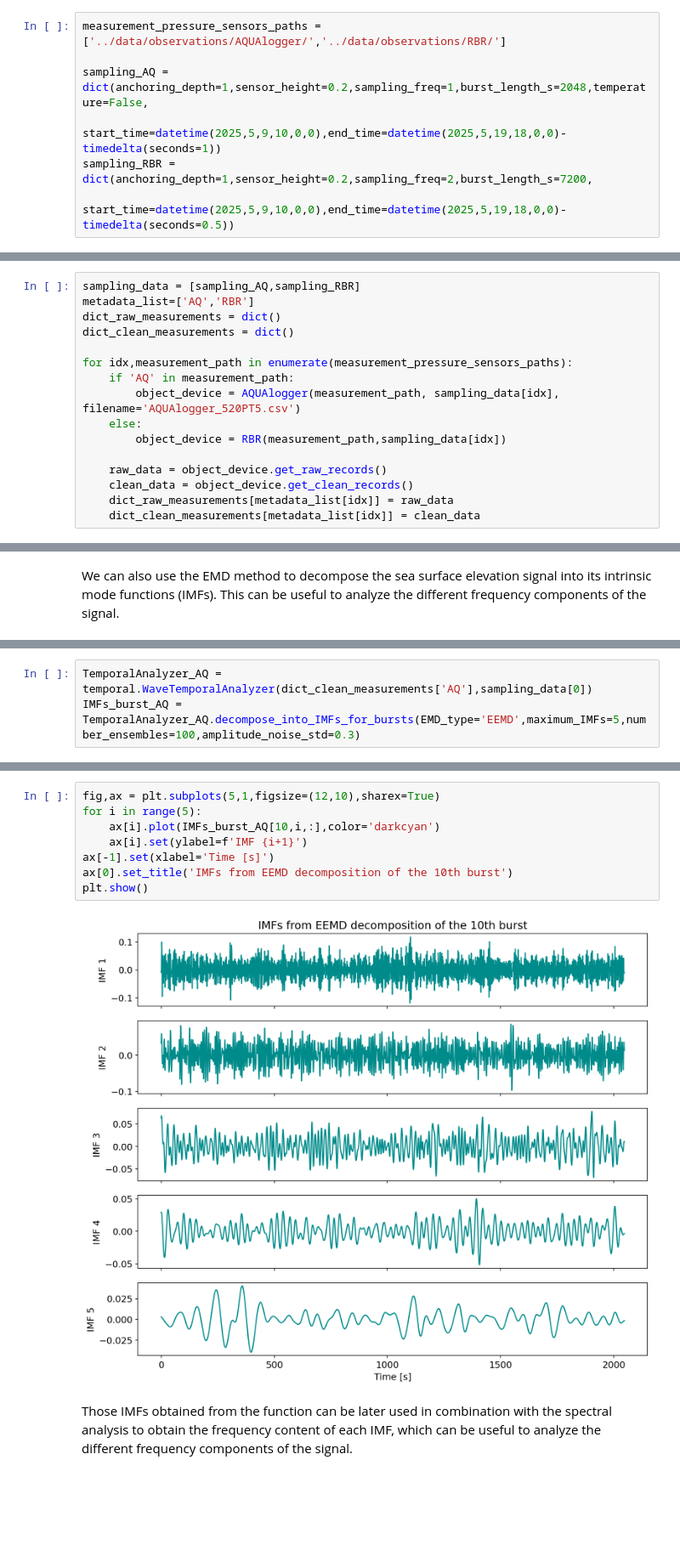
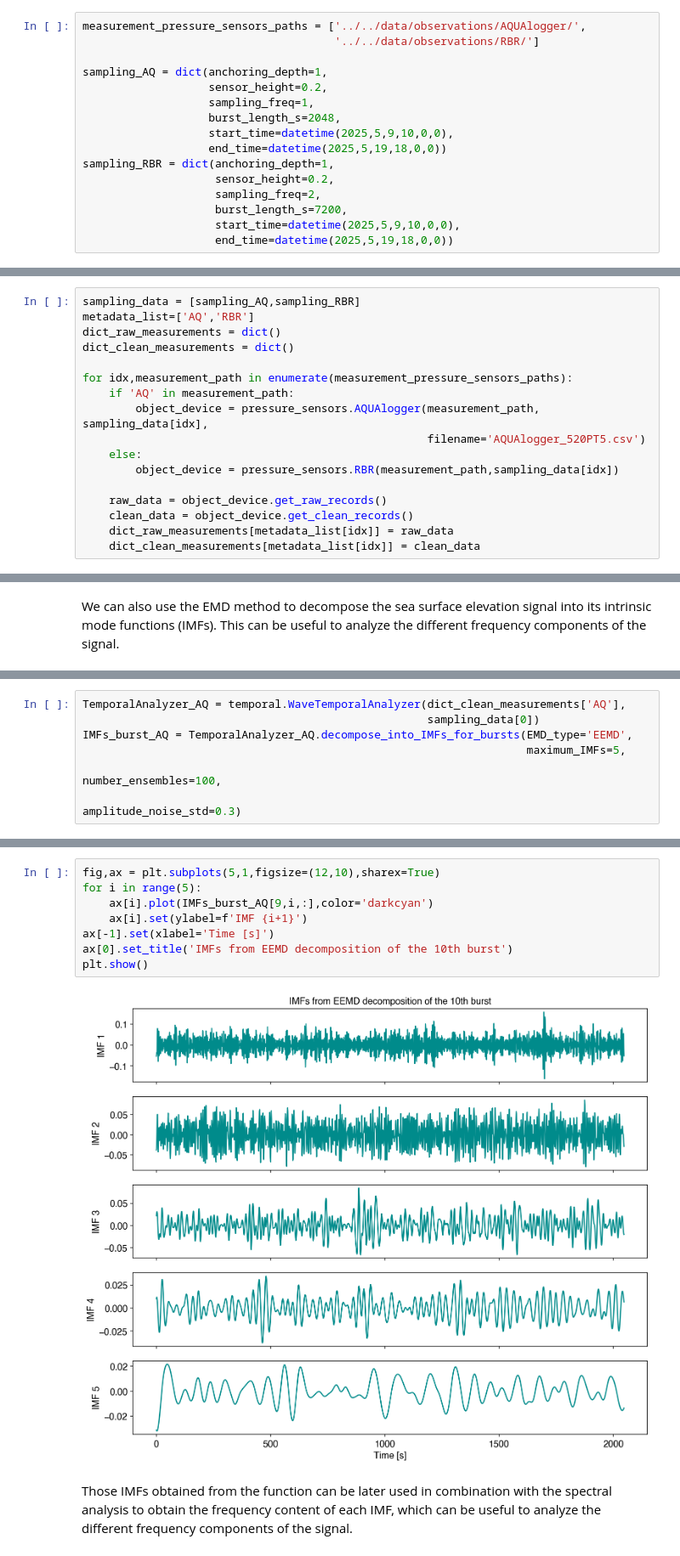
Before and after one commit to oceanicos-dev-org/oceanicospy, a Jupyter notebook: examples/analysis/temporal_analysis.ipynb, the cells around one changed output, grey strips where cells are left out. Shown at 85% size. Saved outputs shown, nothing was run; the diff lists cells and outputs as text; blank space fills up the shorter version.

```diff
--- a/examples/analysis/temporal_analysis.ipynb
+++ b/examples/analysis/temporal_analysis.ipynb
@@ -30,10 +33,19 @@ from oceanicospy.plots import *
 # %% [markdown]
 The metadata of the deployment for each sensor is presented in a dictionary format, while the data files are passed as paths (strings).
 # %%
-measurement_pressure_sensors_paths = ['../data/observations/AQUAlogger/','../data/observations/RBR/']
+measurement_pressure_sensors_paths = ['../../data/observations/AQUAlogger/',
+                                      '../../data/observations/RBR/']
 
-sampling_AQ = dict(anchoring_depth=1,sensor_height=0.2,sampling_freq=1,burst_length_s=2048,temperature=False,
-                            start_time=datetime(2025,5,9,10,0,0),end_time=datetime(2025,5,19,18,0,0)-timedelta(seconds=1))
-sampling_RBR = dict(anchoring_depth=1,sensor_height=0.2,sampling_freq=2,burst_length_s=7200,
-                            start_time=datetime(2025,5,9,10,0,0),end_time=datetime(2025,5,19,18,0,0)-timedelta(seconds=0.5))
+sampling_AQ = dict(anchoring_depth=1,
+                   sensor_height=0.2,
+                   sampling_freq=1,
+                   burst_length_s=2048,
+                   start_time=datetime(2025,5,9,10,0,0),
+                   end_time=datetime(2025,5,19,18,0,0))
+sampling_RBR = dict(anchoring_depth=1,
+                    sensor_height=0.2,
+                    sampling_freq=2,
+                    burst_length_s=7200,
+                    start_time=datetime(2025,5,9,10,0,0),
+                    end_time=datetime(2025,5,19,18,0,0))
 # %% [markdown]
@@ -46,9 +58,10 @@ dict_clean_measurements = dict()
 
 for idx,measurement_path in enumerate(measurement_pressure_sensors_paths):
     if 'AQ' in measurement_path:
-        object_device = AQUAlogger(measurement_path, sampling_data[idx], filename='AQUAlogger_520PT5.csv')
+        object_device = pressure_sensors.AQUAlogger(measurement_path, sampling_data[idx],
+                                                    filename='AQUAlogger_520PT5.csv')
     else:
-        object_device = RBR(measurement_path,sampling_data[idx])
+        object_device = pressure_sensors.RBR(measurement_path,sampling_data[idx])
 
     raw_data = object_device.get_raw_records()
     clean_data = object_device.get_clean_records()
@@ -153,3 +131,7 @@ The shape of the resulting array of IMFs is (n_bursts, maximum_IMFs, burst_lengt
 # %%
-TemporalAnalyzer_AQ = temporal.WaveTemporalAnalyzer(dict_clean_measurements['AQ'],sampling_data[0])
-IMFs_burst_AQ = TemporalAnalyzer_AQ.decompose_into_IMFs_for_bursts(EMD_type='EEMD',maximum_IMFs=5,number_ensembles=100,amplitude_noise_std=0.3)
+TemporalAnalyzer_AQ = temporal.WaveTemporalAnalyzer(dict_clean_measurements['AQ'],
+                                                    sampling_data[0])
+IMFs_burst_AQ = TemporalAnalyzer_AQ.decompose_into_IMFs_for_bursts(EMD_type='EEMD',
+                                                                   maximum_IMFs=5,
+                                                                   number_ensembles=100,
+                                                                   amplitude_noise_std=0.3)
@@ -158,12 +142,12 @@ If you would want to visualize the 10th burst, we can plot the IMFs as follows:
 # %%
 fig,ax = plt.subplots(5,1,figsize=(12,10),sharex=True)
 for i in range(5):
-    ax[i].plot(IMFs_burst_AQ[10,i,:],color='darkcyan')
+    ax[i].plot(IMFs_burst_AQ[9,i,:],color='darkcyan')
     ax[i].set(ylabel=f'IMF {i+1}')
 ax[-1].set(xlabel='Time [s]')
 ax[0].set_title('IMFs from EEMD decomposition of the 10th burst')
 plt.show()
 # %% [output]
-[figure, old version]
+[figure, new version]
 # %% [markdown]
 Those IMFs obtained from the function can be later used in combination with the spectral analysis to obtain the frequency content of each IMF, which can be useful to analyze the different frequency components of the signal.
```
Also changed, not shown: parts of 15 cells of this notebook, 13 other files.
